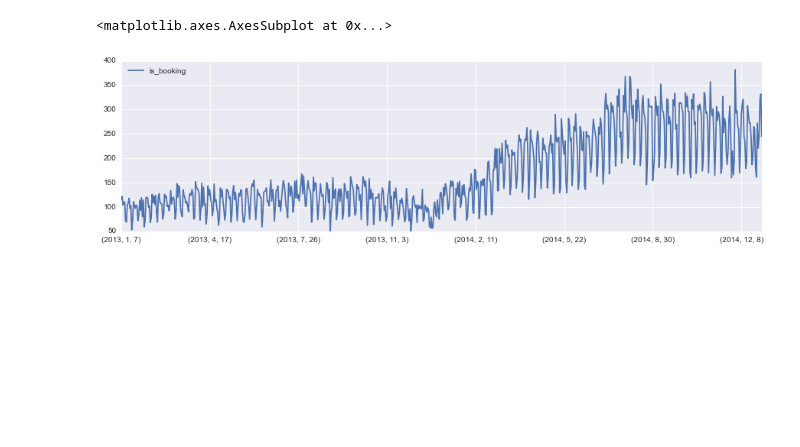
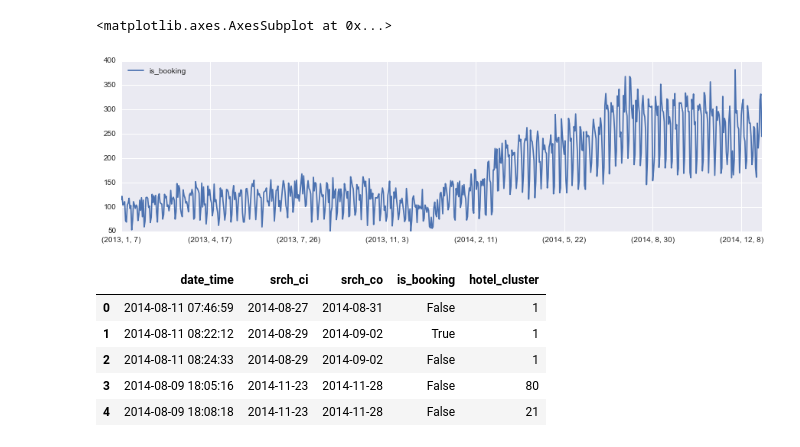
Before and after one commit to pvgladkov/kaggle, a Jupyter notebook: expedia/seasons.ipynb, the cells around one changed output. Saved outputs shown, nothing was run; the diff lists cells and outputs as text; code cells hidden in the pictures; blank space fills up the shorter version.

```diff
--- a/expedia/seasons.ipynb
+++ b/expedia/seasons.ipynb
@@ -41,3 +53,12 @@ grouped.plot(figsize=(15, 4))
 # %% [output]
 <matplotlib.axes.AxesSubplot at 0x...>
 [figure]
+# %%
+train.head()
+# %% [output]
+|  | date_time | srch_ci | srch_co | is_booking | hotel_cluster |
+| 0 | 2014-08-11 07:46:59 | 2014-08-27 | 2014-08-31 | False | 1 |
+| 1 | 2014-08-11 08:22:12 | 2014-08-29 | 2014-09-02 | True | 1 |
+| 2 | 2014-08-11 08:24:33 | 2014-08-29 | 2014-09-02 | False | 1 |
+| 3 | 2014-08-09 18:05:16 | 2014-11-23 | 2014-11-28 | False | 80 |
+| 4 | 2014-08-09 18:08:18 | 2014-11-23 | 2014-11-28 | False | 21 |
```
Also changed, not shown: parts of 12 cells of this notebook.
